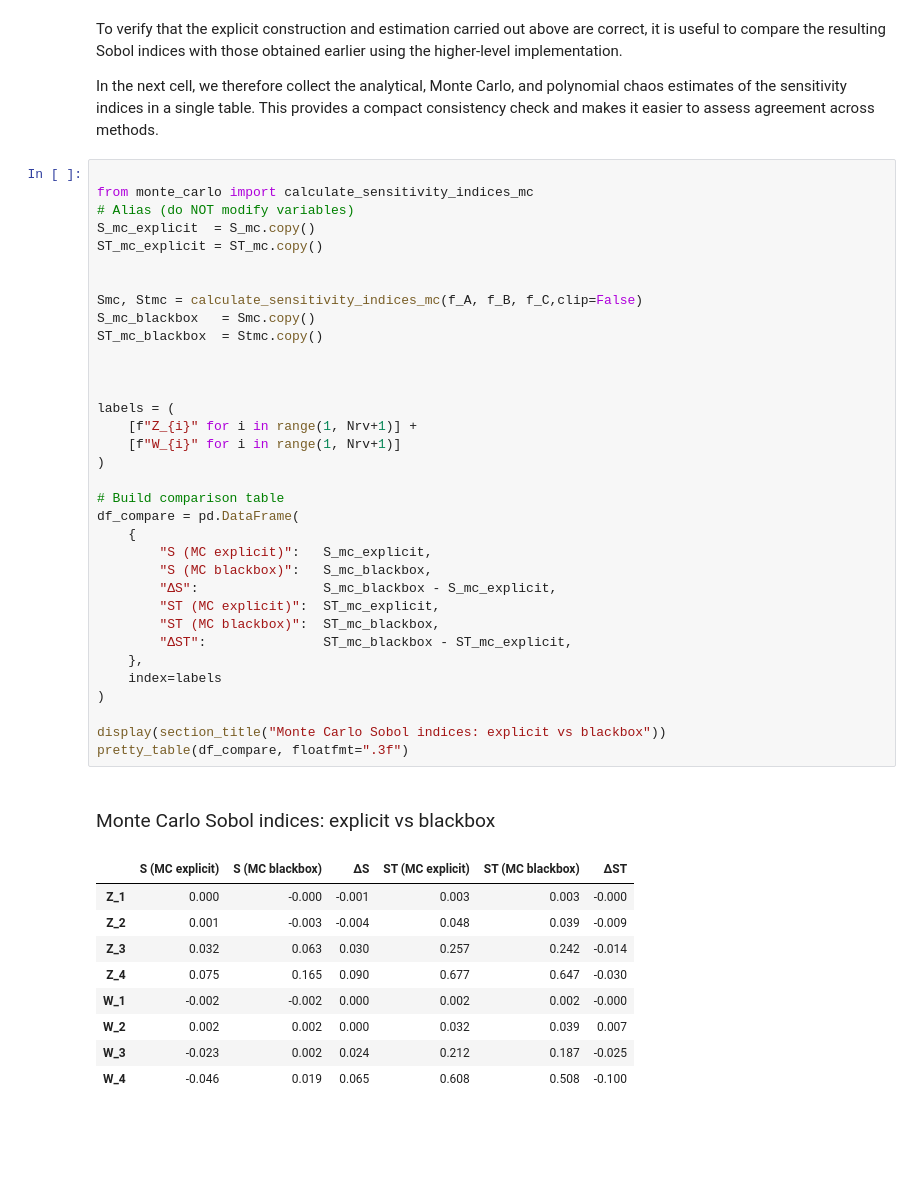
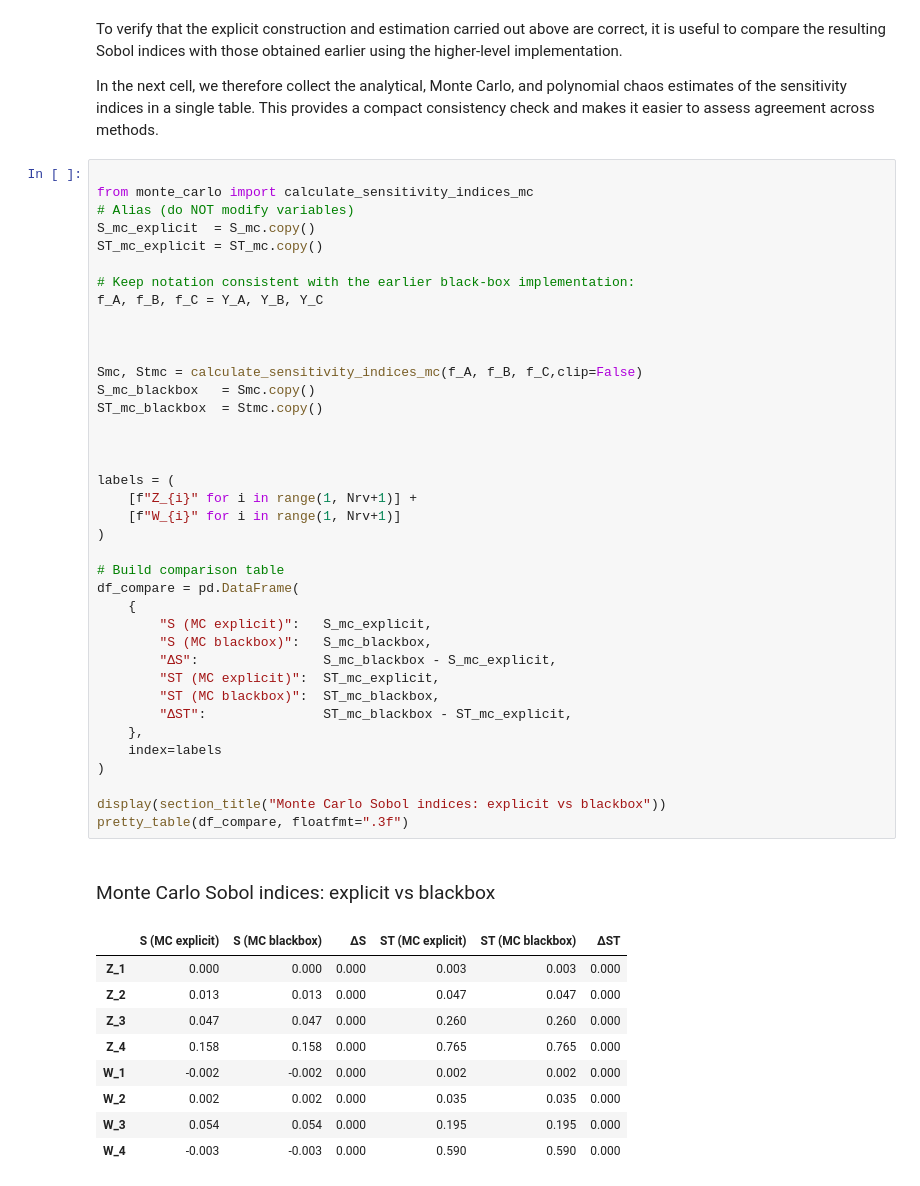
Before and after one commit to lrhgit/uqsa2025, a Jupyter notebook: monte_carlo.ipynb, the cells around one changed output. Cells and saved outputs as stored; diff of their text form; blank space fills up the shorter version.

Commit message:
corrected error in the final blackbox computation

```diff
--- a/monte_carlo.ipynb
+++ b/monte_carlo.ipynb
@@ -558,42 +567,46 @@ from monte_carlo import calculate_sensitivity_indices_mc
 # Alias (do NOT modify variables)
 S_mc_explicit  = S_mc.copy()
 ST_mc_explicit = ST_mc.copy()
+
+# Keep notation consistent with the earlier black-box implementation:
+f_A, f_B, f_C = Y_A, Y_B, Y_C
+
 
 
 Smc, Stmc = calculate_sensitivity_indices_mc(f_A, f_B, f_C,clip=False)
 S_mc_blackbox   = Smc.copy()
 ST_mc_blackbox  = Stmc.copy()
 
 
 
 labels = (
     [f"Z_{i}" for i in range(1, Nrv+1)] +
     [f"W_{i}" for i in range(1, Nrv+1)]
 )
 
 # Build comparison table
 df_compare = pd.DataFrame(
     {
         "S (MC explicit)":   S_mc_explicit,
         "S (MC blackbox)":   S_mc_blackbox,
         "ΔS":                S_mc_blackbox - S_mc_explicit,
         "ST (MC explicit)":  ST_mc_explicit,
         "ST (MC blackbox)":  ST_mc_blackbox,
         "ΔST":               ST_mc_blackbox - ST_mc_explicit,
     },
     index=labels
 )
 
 display(section_title("Monte Carlo Sobol indices: explicit vs blackbox"))
 pretty_table(df_compare, floatfmt=".3f")
 # %% [output]
 Monte Carlo Sobol indices: explicit vs blackbox
 |  | S (MC explicit) | S (MC blackbox) | ΔS | ST (MC explicit) | ST (MC blackbox) | ΔST |
-| Z_1 | 0.000 | -0.000 | -0.001 | 0.003 | 0.003 | -0.000 |
-| Z_2 | 0.001 | -0.003 | -0.004 | 0.048 | 0.039 | -0.009 |
-| Z_3 | 0.032 | 0.063 | 0.030 | 0.257 | 0.242 | -0.014 |
-| Z_4 | 0.075 | 0.165 | 0.090 | 0.677 | 0.647 | -0.030 |
-| W_1 | -0.002 | -0.002 | 0.000 | 0.002 | 0.002 | -0.000 |
-| W_2 | 0.002 | 0.002 | 0.000 | 0.032 | 0.039 | 0.007 |
-| W_3 | -0.023 | 0.002 | 0.024 | 0.212 | 0.187 | -0.025 |
-| W_4 | -0.046 | 0.019 | 0.065 | 0.608 | 0.508 | -0.100 |
+| Z_1 | 0.000 | 0.000 | 0.000 | 0.003 | 0.003 | 0.000 |
+| Z_2 | 0.013 | 0.013 | 0.000 | 0.047 | 0.047 | 0.000 |
+| Z_3 | 0.047 | 0.047 | 0.000 | 0.260 | 0.260 | 0.000 |
+| Z_4 | 0.158 | 0.158 | 0.000 | 0.765 | 0.765 | 0.000 |
+| W_1 | -0.002 | -0.002 | 0.000 | 0.002 | 0.002 | 0.000 |
+| W_2 | 0.002 | 0.002 | 0.000 | 0.035 | 0.035 | 0.000 |
+| W_3 | 0.054 | 0.054 | 0.000 | 0.195 | 0.195 | 0.000 |
+| W_4 | -0.003 | -0.003 | 0.000 | 0.590 | 0.590 | 0.000 |
```
Also changed, not shown: parts of 4 cells of this notebook.
